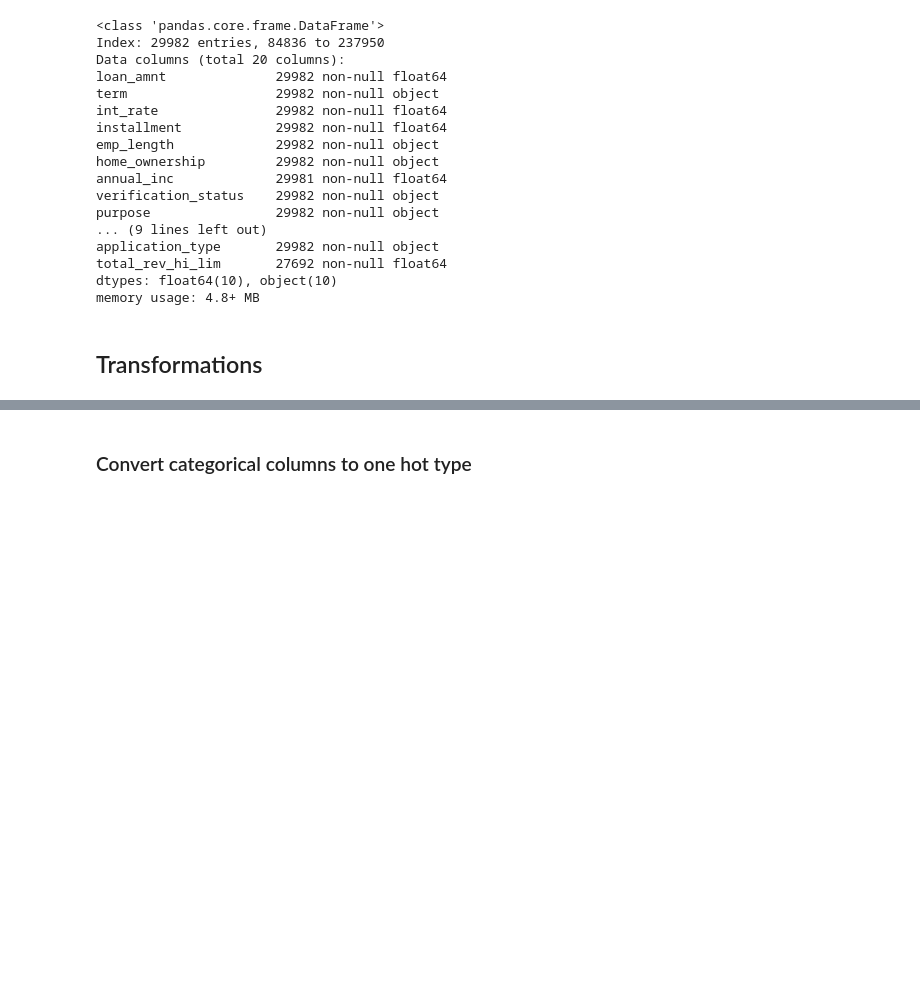
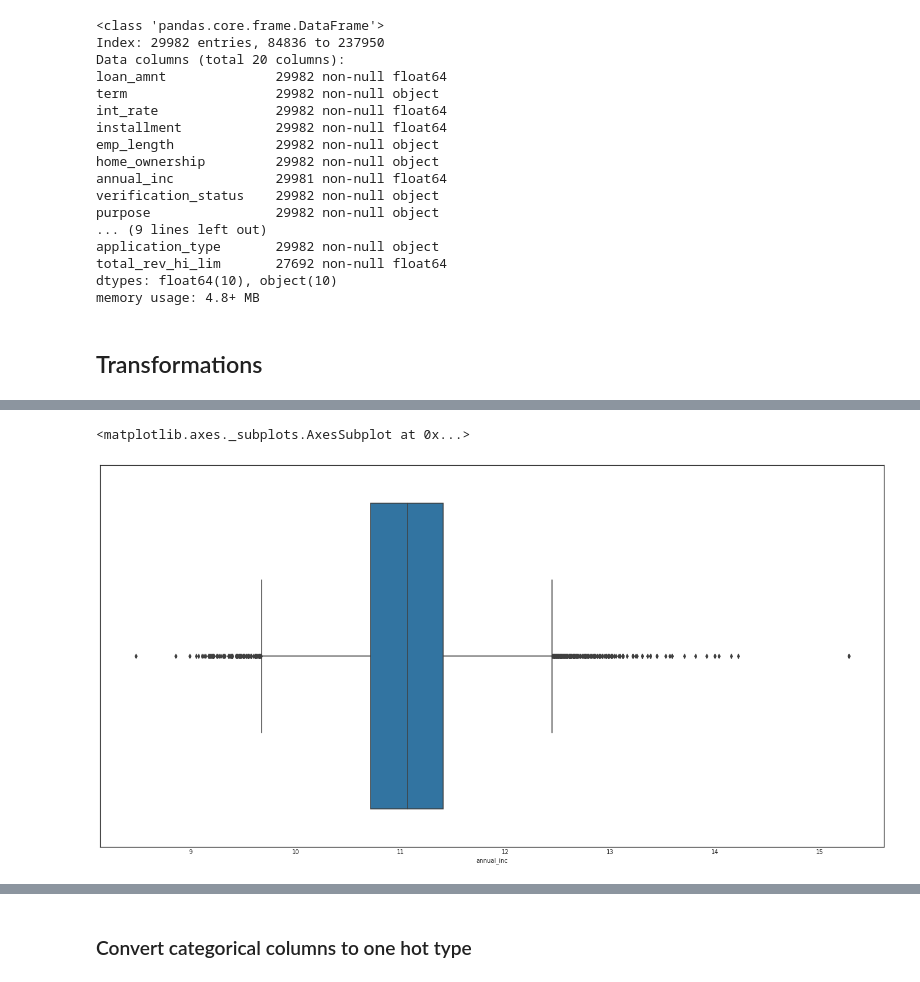
Before and after one commit to vijayshankarv/kaggle, a Jupyter notebook: lending-club/Lending-club-exploration.ipynb, the cells around one changed output, grey strips where cells are left out. Saved outputs shown, nothing was run; the diff lists cells and outputs as text; code cells hidden in the pictures; blank space fills up the shorter version.

```diff
--- a/lending-club/Lending-club-exploration.ipynb
+++ b/lending-club/Lending-club-exploration.ipynb
@@ -82,0 +107,8 @@ def drop_post_app_features(df):
+# %%
+def transform_skewed_features(df):
+    """
+    Apply a logarithmic transformation on the skewed features
+    Here df only contains the features that need to be transformed
+    """
+    df = df.apply(lambda x: np.log(x + 1))
+    return df
@@ -1018,0 +1061,5 @@ Name: earliest_cr_line, dtype: float64
+# %%
+sns.boxplot(df_loan_app['annual_inc'])
+# %% [output]
+<matplotlib.axes._subplots.AxesSubplot at 0x...>
+[figure, added]
```
Also changed, not shown: parts of 39 cells of this notebook.
